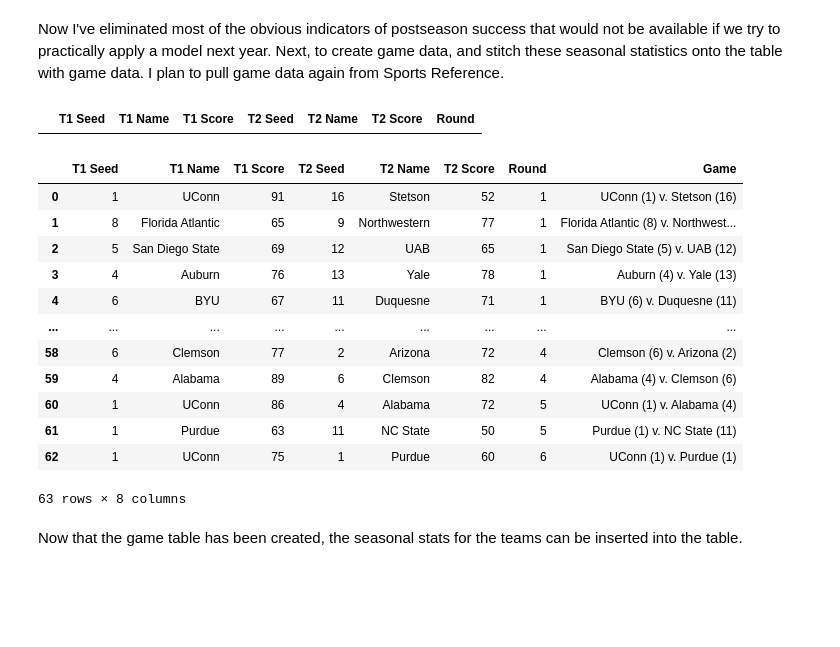
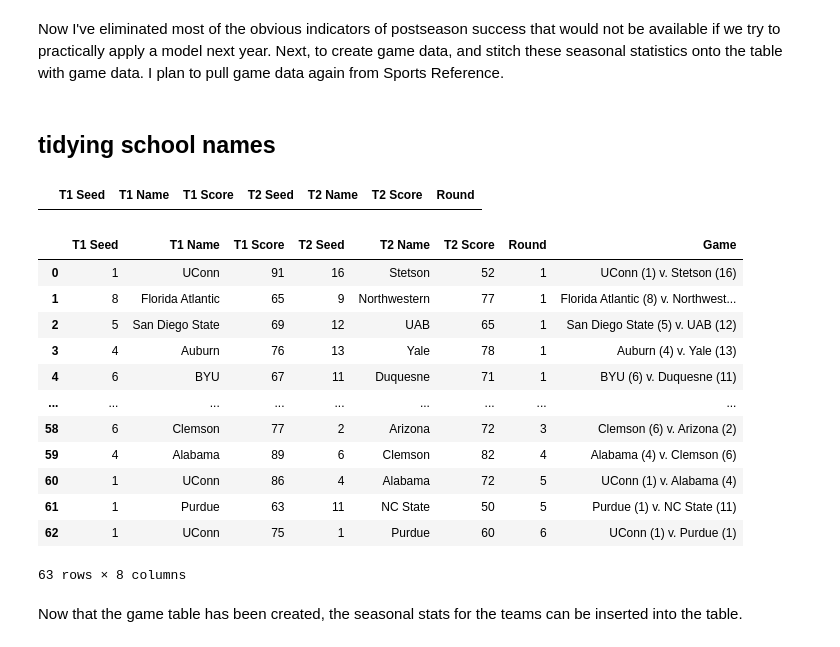
Before and after one commit to BARATZL/march-madness-supML, a Jupyter notebook: NCAAMB_ML.ipynb, the cells around one changed output. Drawn from its saved outputs; the diff is of its cells as text; code cells hidden in the pictures; blank space fills up the shorter version.

```diff
--- a/NCAAMB_ML.ipynb
+++ b/NCAAMB_ML.ipynb
@@ -147,6 +147,8 @@ ncaa2324.rename(columns={'Tm.':'PPG',
 ncaa2324.drop(columns=['G','W-L%'],inplace=True)
 # %% [markdown]
 Now I've eliminated most of the obvious indicators of postseason success that would not be available if we try to practically apply a model next year. Next, to create game data, and stitch these seasonal statistics onto the table with game data. I plan to pull game data again from Sports Reference.
+# %% [markdown]
+## tidying school names
 # %%
 # first, making sure school names are uniform with the second table. This way, there's a seamless merge.
 ncaa2324['School'] = ncaa2324['School'].str.strip().str.replace('NCAA$', '', regex=True)
@@ -170,6 +196,7 @@ html_content = test.text
 soup = BeautifulSoup(html_content, 'html.parser')
 comments = soup.find_all(string=lambda text: isinstance(text, Comment))
 i = 0
+j = 1
 for comment in comments:
     if "game" in comment:  # the html had <--game--> comments wherever they placed bracket games.
         next_element = comment.find_next_sibling()
@@ -187,32 +214,39 @@ for comment in comments:
         name2 = third_element.find('a', href=True).text.strip()
         score2 = third_element.find_all('a',href=True)[1].text.strip()
         i += 1
-        if i < 33:
-          round = 1
-        elif i >= 33 and i < 49:
-          round = 2
-        elif i >= 49 and i < 57:
-          round = 3
-        elif i >= 57 and i < 61:
-          round = 4
-        elif i >= 61 and i < 63:
-          round = 5
-        elif i >= 63:
-          round = 6
+
+        if j < 5:
+            if i <= 8:
+              round = 1
+            elif i <= 12:
+              round = 2
+            elif i <= 14:
+              round = 3
+            elif i == 15:
+              round = 4
+              j += 1  # move to the next quadrant
+              i = 0
+        elif j == 5:
+            if i <= 2:
+                round = 5
+            elif i == 3:
+                round = 6
+
         mm2324.loc[len(mm2324)] = [seed1,name1,score1,seed2,name2,score2,round]
 mm2324.loc[len(mm2324)] = [1,'UConn',75,1,'Purdue',60,6]  # for some reason the championship game still didn't have the score. manually inputting.
 # %%
 mm2324['Game'] = mm2324['T1 Name'] + f' ('+mm2324['T1 Seed'].astype(str)+')' ' v. ' + mm2324['T2 Name'] + ' ('+mm2324['T2 Seed'].astype(str)+')'
+mm2324.drop_duplicates(['T1 Name', 'T2 Name'],inplace=True)
 mm2324  # the above will be the index. Important for future so we can still determine which game the model is predicting on
 # %% [output]
 |  | T1 Seed | T1 Name | T1 Score | T2 Seed | T2 Name | T2 Score | Round | Game |
 | 0 | 1 | UConn | 91 | 16 | Stetson | 52 | 1 | UConn (1) v. Stetson (16) |
 | 1 | 8 | Florida Atlantic | 65 | 9 | Northwestern | 77 | 1 | Florida Atlantic (8) v. Northwest... |
 | 2 | 5 | San Diego State | 69 | 12 | UAB | 65 | 1 | San Diego State (5) v. UAB (12) |
 | 3 | 4 | Auburn | 76 | 13 | Yale | 78 | 1 | Auburn (4) v. Yale (13) |
 | 4 | 6 | BYU | 67 | 11 | Duquesne | 71 | 1 | BYU (6) v. Duquesne (11) |
 | ... | ... | ... | ... | ... | ... | ... | ... | ... |
-| 58 | 6 | Clemson | 77 | 2 | Arizona | 72 | 4 | Clemson (6) v. Arizona (2) |
+| 58 | 6 | Clemson | 77 | 2 | Arizona | 72 | 3 | Clemson (6) v. Arizona (2) |
 | 59 | 4 | Alabama | 89 | 6 | Clemson | 82 | 4 | Alabama (4) v. Clemson (6) |
 | 60 | 1 | UConn | 86 | 4 | Alabama | 72 | 5 | UConn (1) v. Alabama (4) |
 | 61 | 1 | Purdue | 63 | 11 | NC State | 50 | 5 | Purdue (1) v. NC State (11) |
```
Also changed, not shown: parts of 35 cells of this notebook.
